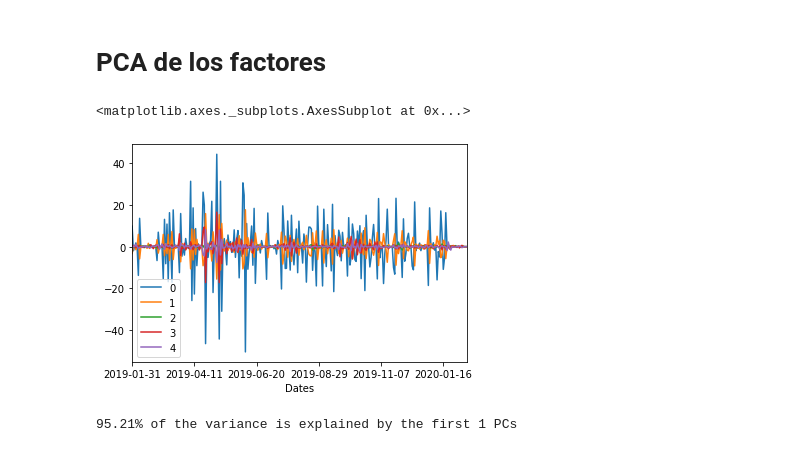
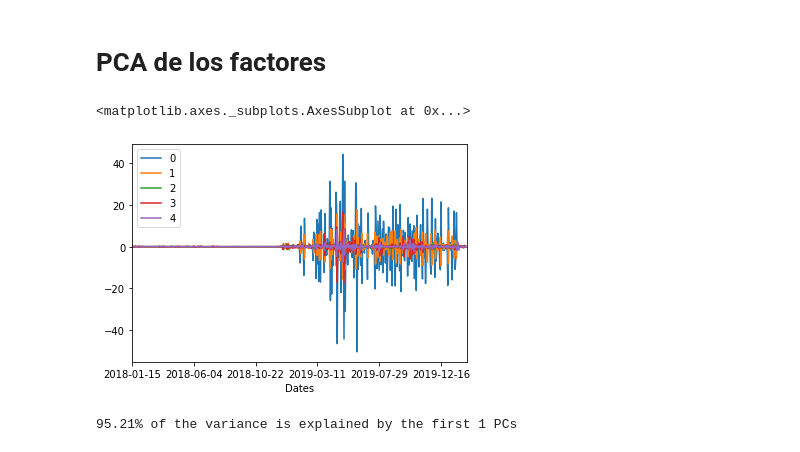
Before and after one commit to jdsuarez10/Calibraci-n-cruva-forward, a Jupyter notebook: Taller de derivados.ipynb, the cells around one changed output. Cells and saved outputs as stored; diff of their text form; code cells hidden in the pictures.

```diff
--- a/Taller de derivados.ipynb
+++ b/Taller de derivados.ipynb
@@ -420,10 +432,10 @@ import scipy.linalg as la
 x=tasas_forward_finales-tasas_forward_finales.shift(1)
 x=x.dropna()
 # %%
-x[-270:].plot()
+x.plot()
 # %% [output]
 <matplotlib.axes._subplots.AxesSubplot at 0x...>
-[figure, old version]
+[figure, new version]
 # %%
 #x=x[-270:]
 #x.iloc[0]
```
Also changed, not shown: parts of 20 cells of this notebook.
